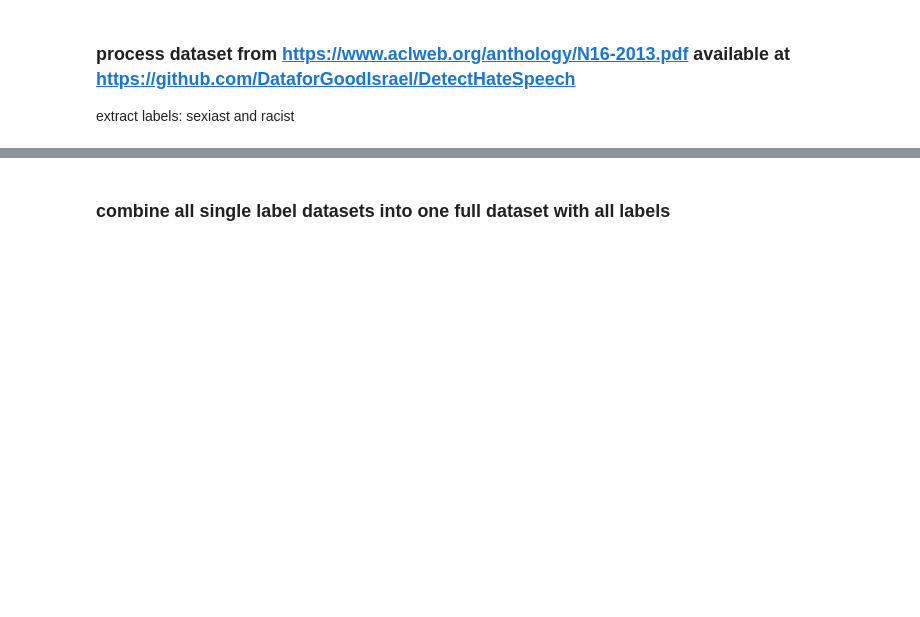
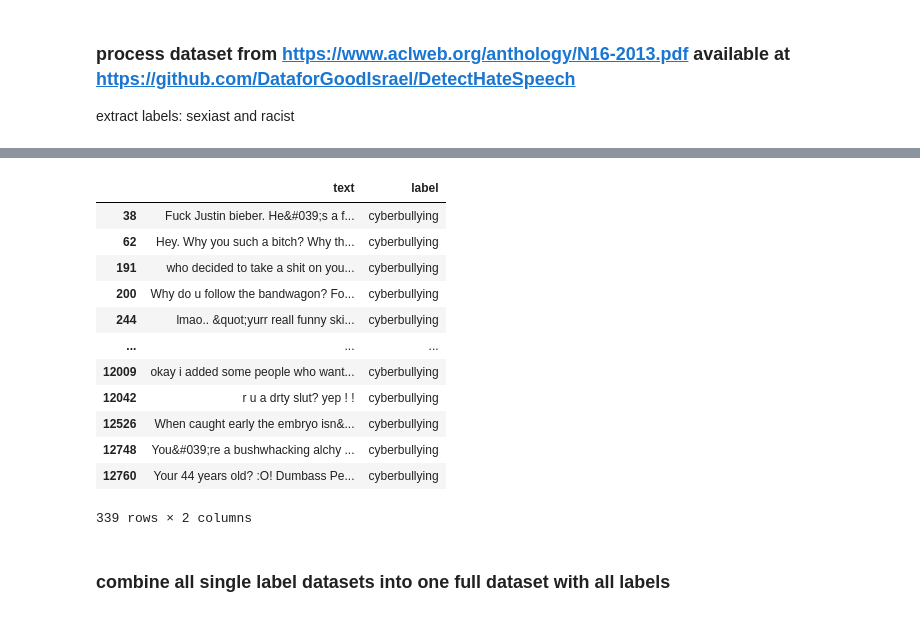
Before and after one commit to pushkill/NLP-project, a Jupyter notebook: process_datsets_jus.ipynb, the cells around one changed output, grey strips where cells are left out. Drawn from its saved outputs; the diff is of its cells as text; code cells hidden in the pictures; blank space fills up the shorter version.

```diff
--- a/process_datsets_jus.ipynb
+++ b/process_datsets_jus.ipynb
@@ -185,3 +228,32 @@ df_sexist.to_csv(os.path.join(word_datasets_preprocessed_path, 'sexist.csv'), in
+# %%
+cwd = os.getcwd()
+dynamic_generated_dataset_path = 'formspring.csv'
+dataset_path = os.path.join(os.path.join(cwd, 'datasets'), dynamic_generated_dataset_path)
+df_cyberbully = pd.read_csv(dataset_path, sep = '\t')
+df_cyberbully = df_cyberbully.loc[(df_cyberbully['ans1'] == 'Yes') & (df_cyberbully['ans2'] == 'Yes') & (df_cyberbully['ans3'] == 'Yes')]
+#df_cyberbully = df_cyberbully[['post']]
+
+df_cyberbully["text"] = df_cyberbully["ques"] + " " + df_cyberbully["ans"]
+df_cyberbully = df_cyberbully[['text']]
+df_cyberbully['label'] = 'cyberbullying'
+df_cyberbully = df_cyberbully.rename(columns={"Twposteet": "text"})
+df_cyberbully.to_csv(os.path.join(word_datasets_preprocessed_path, 'cyberbullying.csv'), index = False)
+# %%
+df_cyberbully
+# %% [output]
+|  | text | label |
+| 38 | Fuck Justin bieber. He&#039;s a f... | cyberbullying |
+| 62 | Hey. Why you such a bitch? Why th... | cyberbullying |
+| 191 | who decided to take a shit on you... | cyberbullying |
+| 200 | Why do u follow the bandwagon? Fo... | cyberbullying |
+| 244 | lmao.. &quot;yurr reall funny ski... | cyberbullying |
+| ... | ... | ... |
+| 12009 | okay i added some people who want... | cyberbullying |
+| 12042 | r u a drty slut? yep ! ! | cyberbullying |
+| 12526 | When caught early the embryo isn&... | cyberbullying |
+| 12748 | You&#039;re a bushwhacking alchy ... | cyberbullying |
+| 12760 | Your 44 years old? :O! Dumbass Pe... | cyberbullying |
+339 rows × 2 columns
 # %% [markdown]
 ### combine all single label datasets into one full dataset with all labels
 # %%
```
Also changed, not shown: parts of 8 cells of this notebook, 39 other files.
